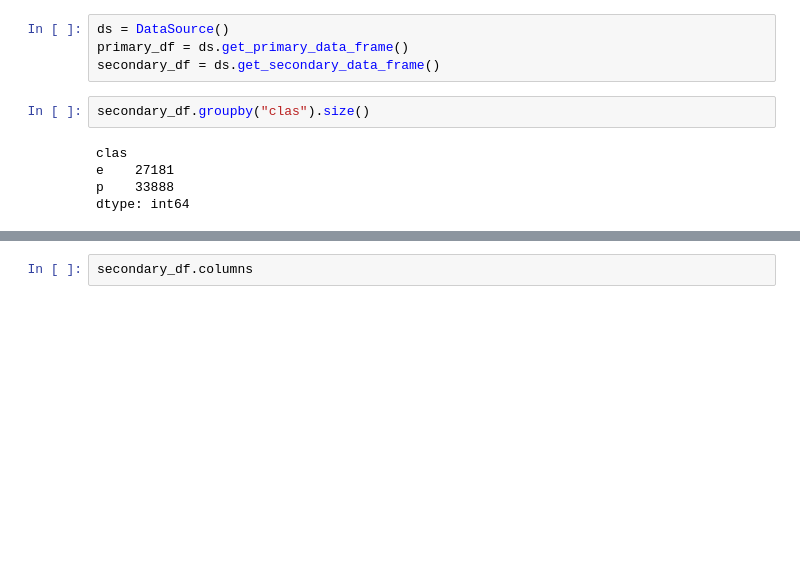
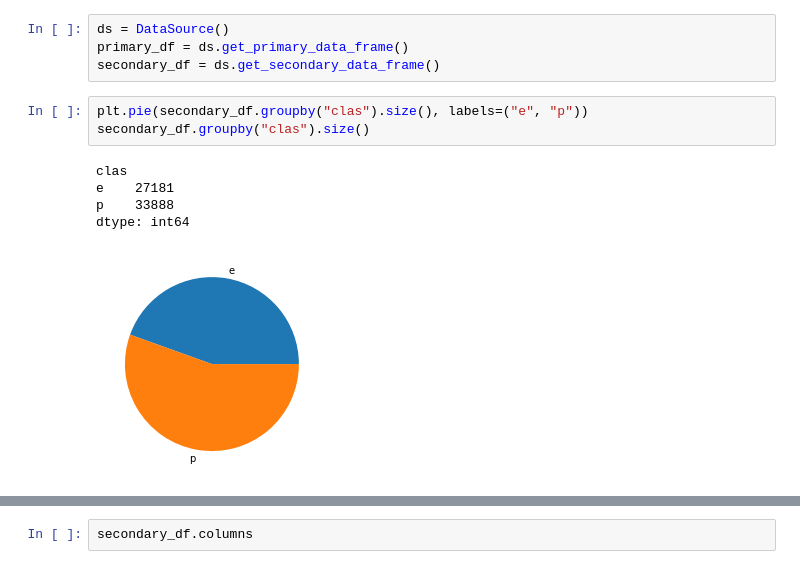
Before and after one commit to Arjissuan/Mushrooms-and-machine-learning, a Jupyter notebook: src/main_notebook.ipynb, the cells around one changed output, grey strips where cells are left out. Saved outputs shown, nothing was run; the diff lists cells and outputs as text; blank space fills up the shorter version.

```diff
--- a/src/main_notebook.ipynb
+++ b/src/main_notebook.ipynb
@@ -17,12 +17,14 @@ ds = DataSource()
 primary_df = ds.get_primary_data_frame()
 secondary_df = ds.get_secondary_data_frame()
 # %%
+plt.pie(secondary_df.groupby("clas").size(), labels=("e", "p"))
 secondary_df.groupby("clas").size()
 # %% [output]
 clas
 e    27181
 p    33888
 dtype: int64
+[figure, added]
 # %%
 primary_df.columns
 # %% [output]
```
Also changed, not shown: parts of 14 cells of this notebook, 3 other files.
